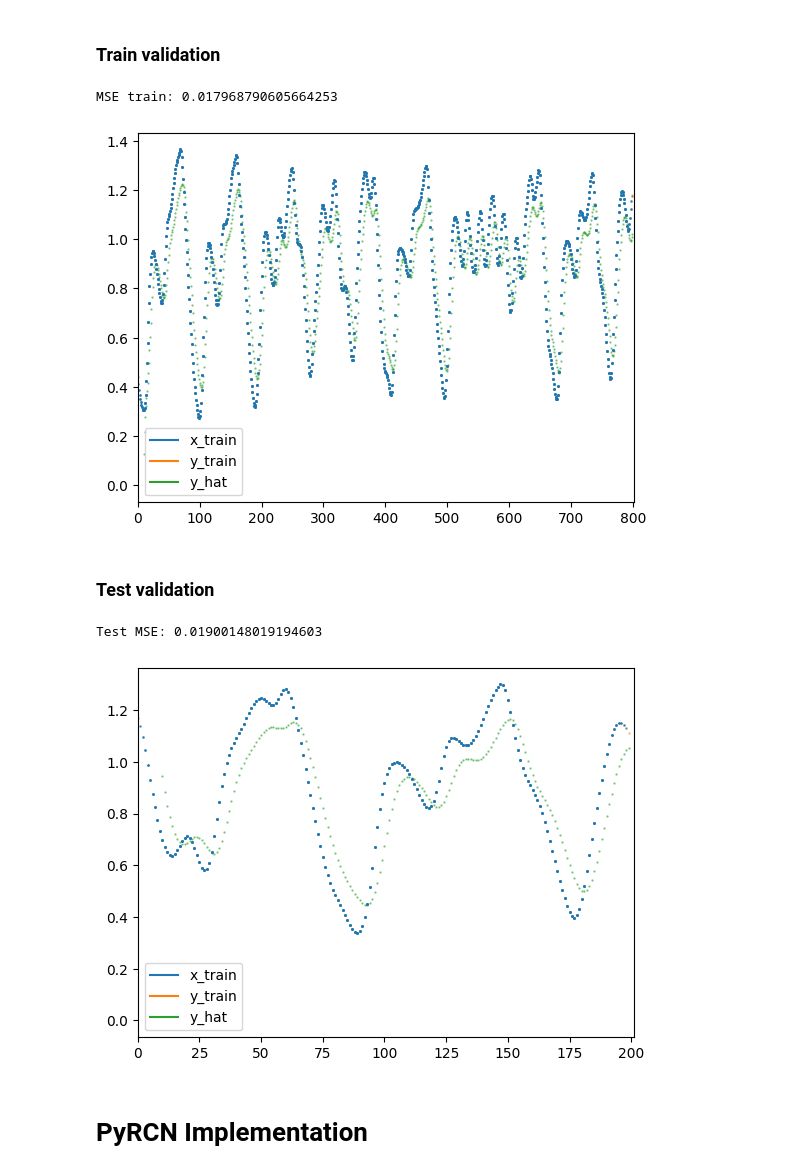
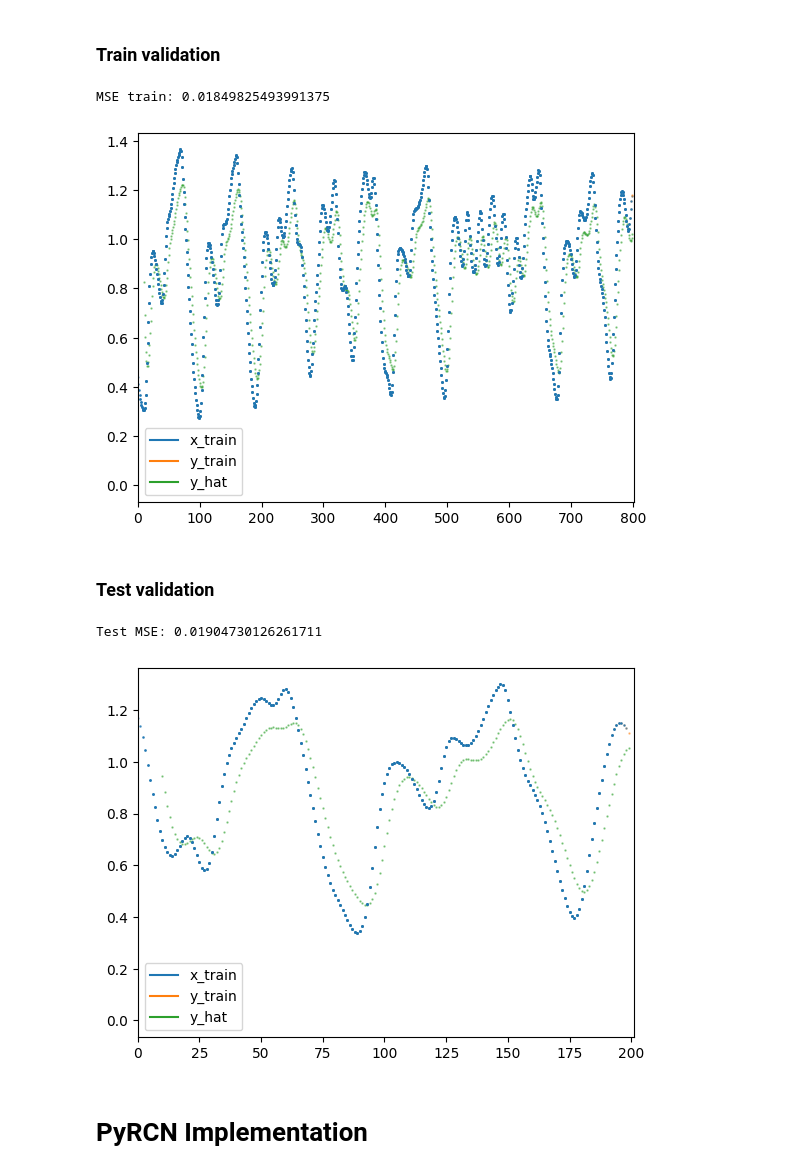
Before and after one commit to Wotaker/JAX-RCN, a Jupyter notebook: notebook.ipynb, the cells around one changed output. Drawn from its saved outputs; the diff is of its cells as text; code cells hidden in the pictures.

Commit message:
New fit/predict API and Mackey Glass generation function

```diff
--- a/notebook.ipynb
+++ b/notebook.ipynb
@@ -76,13 +76,14 @@ my_ESN = ESN(
 # %% [markdown]
 ### Train validation
 # %%
-y_hat_train = my_ESN.fit(X_train, Y_train)
+my_ESN.fit(X_train, Y_train)
+y_hat_train = my_ESN.predict(X_train)
 mse_train = mean_squared_error(Y_train, y_hat_train)
 print(f"MSE train: {mse_train}")
 plot_predictions(X_train, Y_train, y_hat_train, HISTORY_LEN, FORECAST_LEN)
 # %% [output]
-MSE train: 0.017968790605664253
+MSE train: 0.01849825493991375
-[figure, old version]
+[figure, new version]
 # %% [markdown]
 ### Test validation
 # %%
@@ -91,7 +92,7 @@ mse_test = mean_squared_error(Y_test, y_hat_test)
 print(f"Test MSE: {mse_test}")
 plot_predictions(X_test, Y_test, y_hat_test, HISTORY_LEN, FORECAST_LEN)
 # %% [output]
-Test MSE: 0.01900148019194603
+Test MSE: 0.01904730126261711
 [figure]
 # %% [markdown]
 # PyRCN Implementation
```
Also changed, not shown: parts of 4 cells of this notebook, 3 other files.
